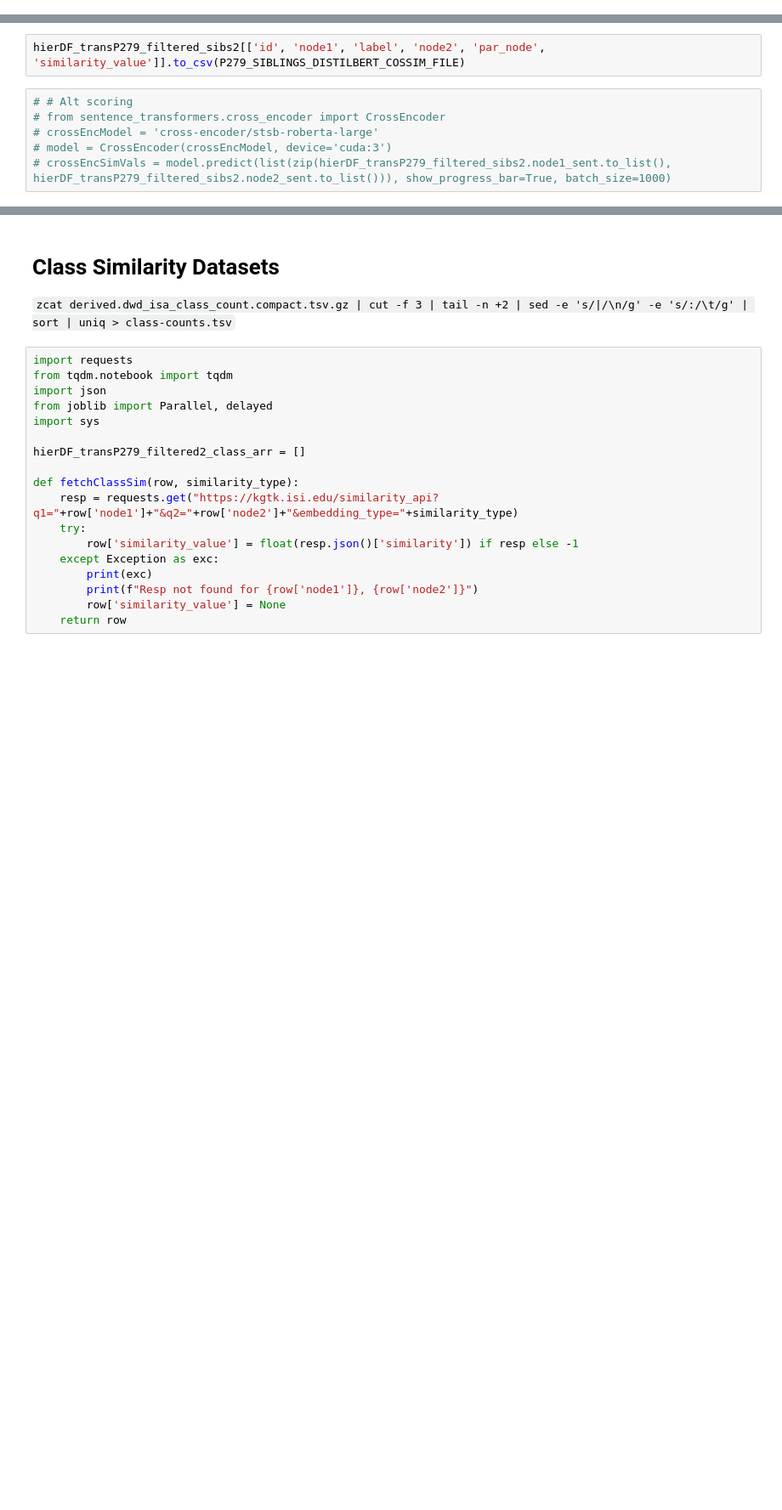
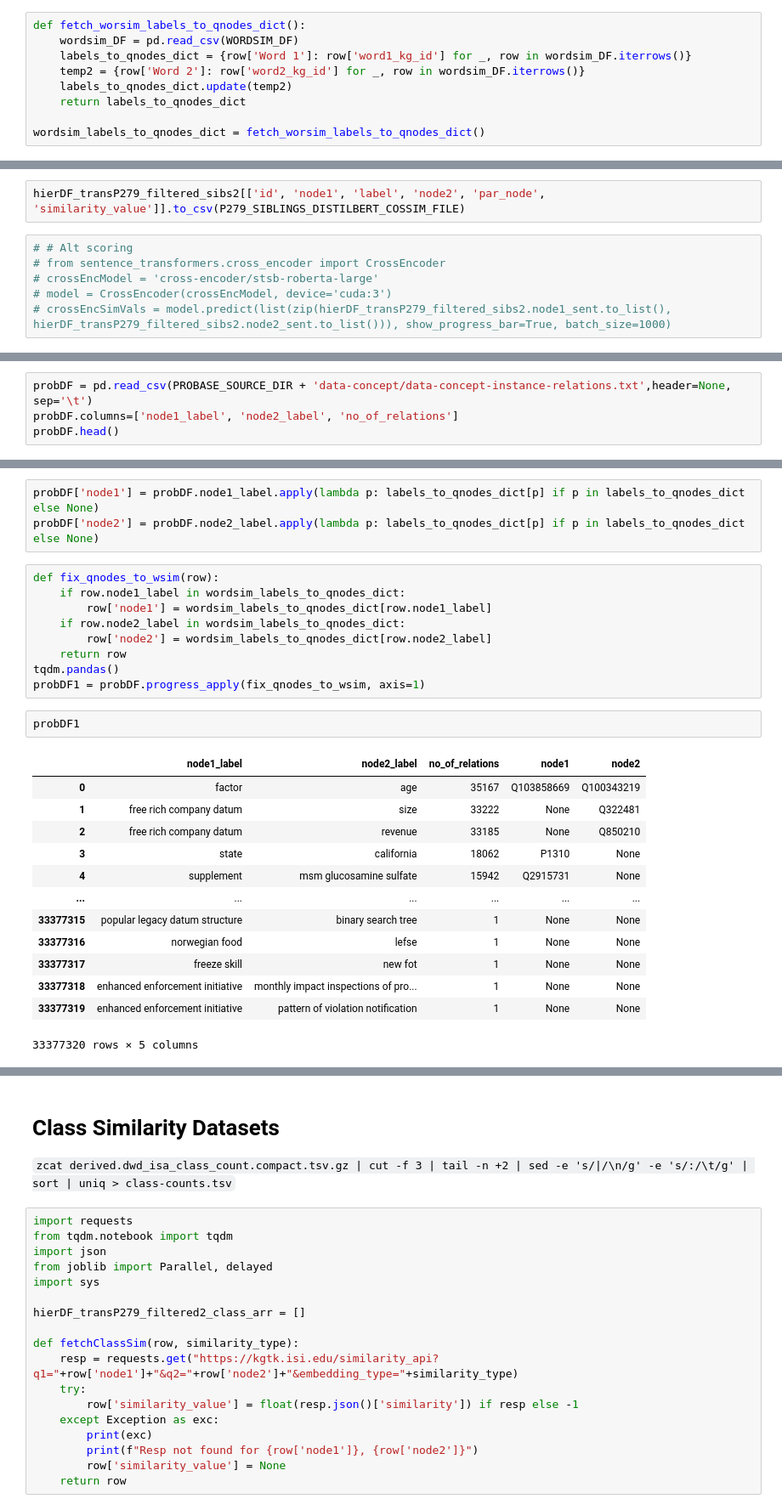
Before and after one commit to usc-isi-i2/wd-similarity, a Jupyter notebook: Master P279-Dataset Generation.ipynb, the cells around one changed output, grey strips where cells are left out. Shown: that part at 85% size. Drawn from its saved outputs; the diff is of its cells as text; blank space fills up the shorter version.

```diff
--- a/Master P279-Dataset Generation.ipynb
+++ b/Master P279-Dataset Generation.ipynb
@@ -27,3 +54,12 @@ P279_SIBLINGS_CLASSSIM_FILE = "../data/basis/P279_Siblings.classSim.csv"
+# %%
+def fetch_worsim_labels_to_qnodes_dict():
+    wordsim_DF = pd.read_csv(WORDSIM_DF)
+    labels_to_qnodes_dict = {row['Word 1']: row['word1_kg_id'] for _, row in wordsim_DF.iterrows()}
+    temp2 = {row['Word 2']: row['word2_kg_id'] for _, row in wordsim_DF.iterrows()}
+    labels_to_qnodes_dict.update(temp2)
+    return labels_to_qnodes_dict
+
+wordsim_labels_to_qnodes_dict = fetch_worsim_labels_to_qnodes_dict()
 # %% [markdown]
 # Class Counts File Construction
 # %%
@@ -388,0 +429,4 @@ hierDF_transP279_filtered_sibs2[['id', 'node1', 'label', 'node2', 'par_node', 's
+# %%
+probDF = pd.read_csv(PROBASE_SOURCE_DIR + 'data-concept/data-concept-instance-relations.txt',header=None, sep='\t')
+probDF.columns=['node1_label', 'node2_label', 'no_of_relations']
+probDF.head()
@@ -388,0 +440,28 @@ hierDF_transP279_filtered_sibs2[['id', 'node1', 'label', 'node2', 'par_node', 's
+# %%
+probDF['node1'] = probDF.node1_label.apply(lambda p: labels_to_qnodes_dict[p] if p in labels_to_qnodes_dict else None)
+probDF['node2'] = probDF.node2_label.apply(lambda p: labels_to_qnodes_dict[p] if p in labels_to_qnodes_dict else None)
+# %%
+def fix_qnodes_to_wsim(row):
+    if row.node1_label in wordsim_labels_to_qnodes_dict:
+        row['node1'] = wordsim_labels_to_qnodes_dict[row.node1_label]
+    if row.node2_label in wordsim_labels_to_qnodes_dict:
+        row['node2'] = wordsim_labels_to_qnodes_dict[row.node2_label]
+    return row
+tqdm.pandas()
+probDF1 = probDF.progress_apply(fix_qnodes_to_wsim, axis=1)
+# %%
+probDF1
+# %% [output]
+|  | node1_label | node2_label | no_of_relations | node1 | node2 |
+| 0 | factor | age | 35167 | Q103858669 | Q100343219 |
+| 1 | free rich company datum | size | 33222 | None | Q322481 |
+| 2 | free rich company datum | revenue | 33185 | None | Q850210 |
+| 3 | state | california | 18062 | P1310 | None |
+| 4 | supplement | msm glucosamine sulfate | 15942 | Q2915731 | None |
+| ... | ... | ... | ... | ... | ... |
+| 33377315 | popular legacy datum structure | binary search tree | 1 | None | None |
+| 33377316 | norwegian food | lefse | 1 | None | None |
+| 33377317 | freeze skill | new fot | 1 | None | None |
+| 33377318 | enhanced enforcement initiative | monthly impact inspections of pro... | 1 | None | None |
+| 33377319 | enhanced enforcement initiative | pattern of violation notification | 1 | None | None |
+33377320 rows × 5 columns
```
Also changed, not shown: parts of 20 cells of this notebook, 4 other files.
